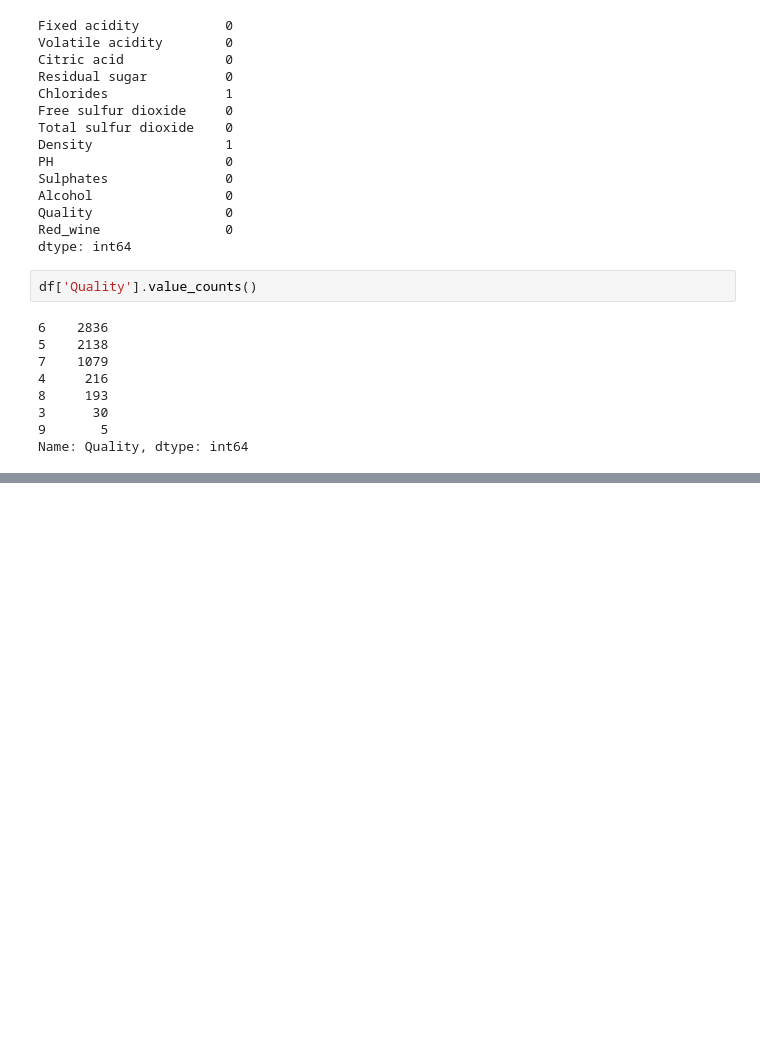
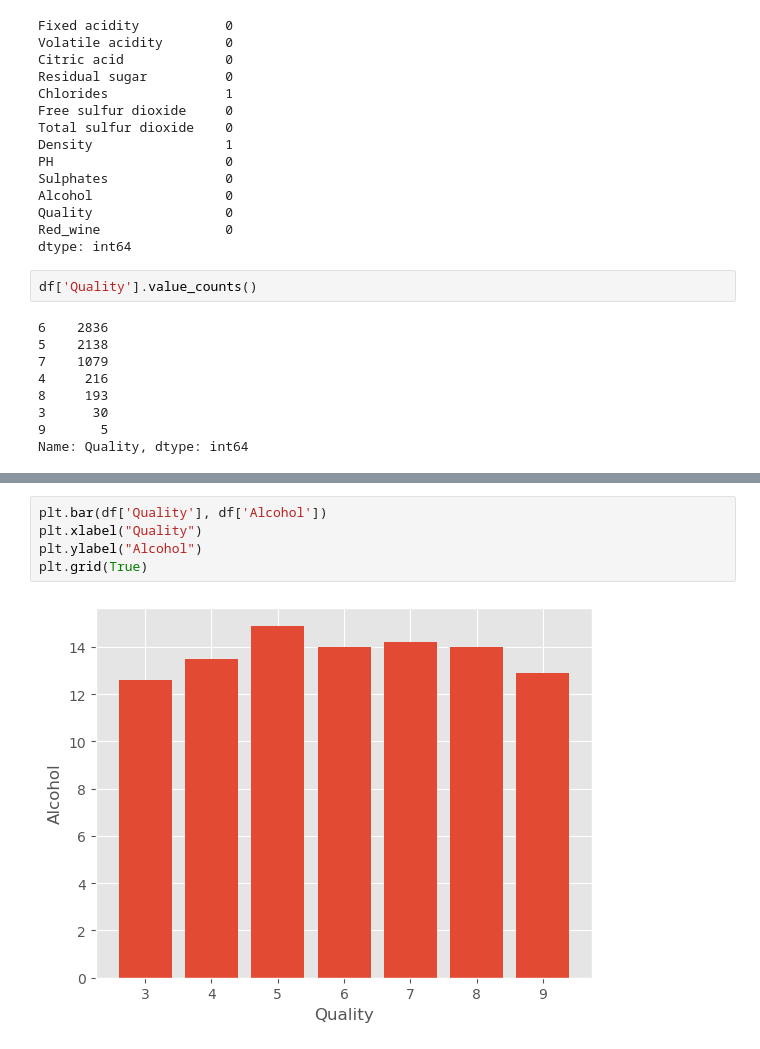
Before and after one commit to Aya03030/iod, a Jupyter notebook: Mini project- wine quality.ipynb, the cells around one changed output, grey strips where cells are left out. Cells and saved outputs as stored; diff of their text form; blank space fills up the shorter version.

```diff
--- a/Mini project- wine quality.ipynb
+++ b/Mini project- wine quality.ipynb
@@ -182,0 +158,7 @@ sns.boxplot(df.Alcohol)
+# %%
+plt.bar(df['Quality'], df['Alcohol'])
+plt.xlabel("Quality")
+plt.ylabel("Alcohol")
+plt.grid(True)
+# %% [output]
+[figure, added]
```
Also changed, not shown: parts of 15 cells of this notebook.
